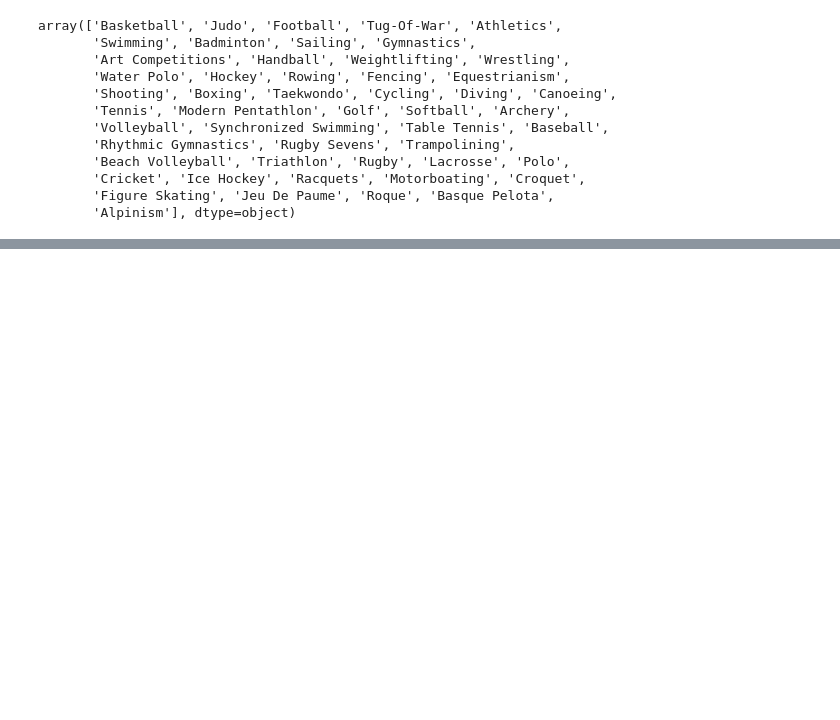
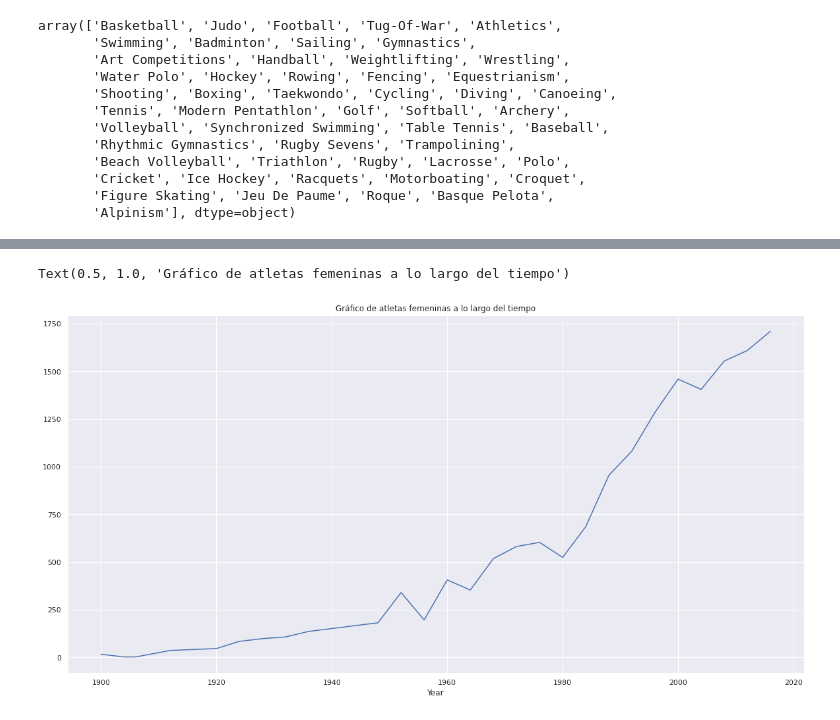
Before and after one commit to lisseta/datAnalisys_Python, a Jupyter notebook: OlympicsDatAnalysis_.ipynb, the cells around one changed output, grey strips where cells are left out. Saved outputs shown, nothing was run; the diff lists cells and outputs as text; code cells hidden in the pictures; blank space fills up the shorter version.

```diff
--- a/OlympicsDatAnalysis_.ipynb
+++ b/OlympicsDatAnalysis_.ipynb
@@ -243,0 +308,8 @@ plt.title("Distribucion de Genero")
+# %%
+part = womenOlympic.groupby('Year')['Sex'].value_counts()
+plt.figure(figsize=(20,10))
+part.loc[:,'F'].plot() #La plot()función se utiliza para dibujar puntos (marcadores) en un diagrama.
+plt.title('Gráfico de atletas femeninas a lo largo del tiempo')
+# %% [output]
+Text(0.5, 1.0, 'Gráfico de atletas femeninas a lo largo del tiempo')
+[figure, added]
```
Also changed, not shown: parts of 30 cells of this notebook.
